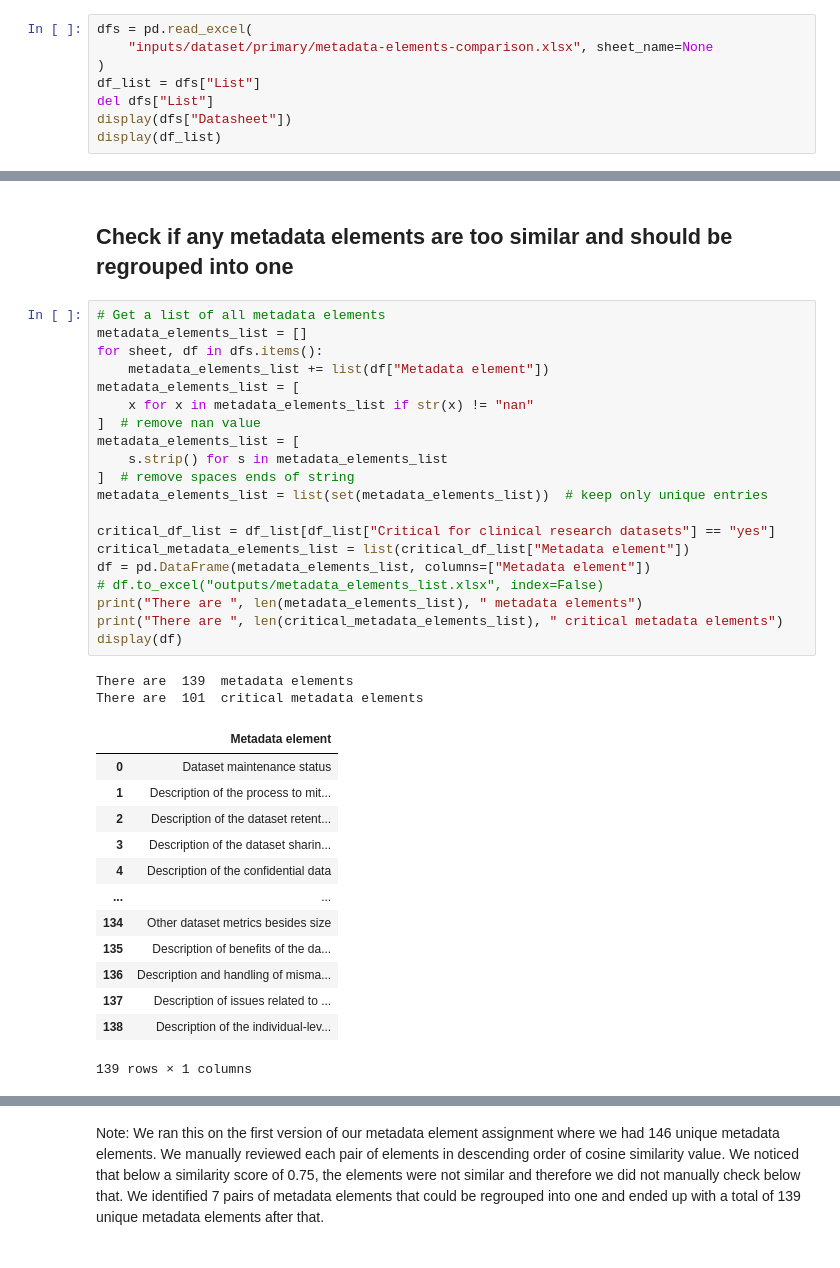
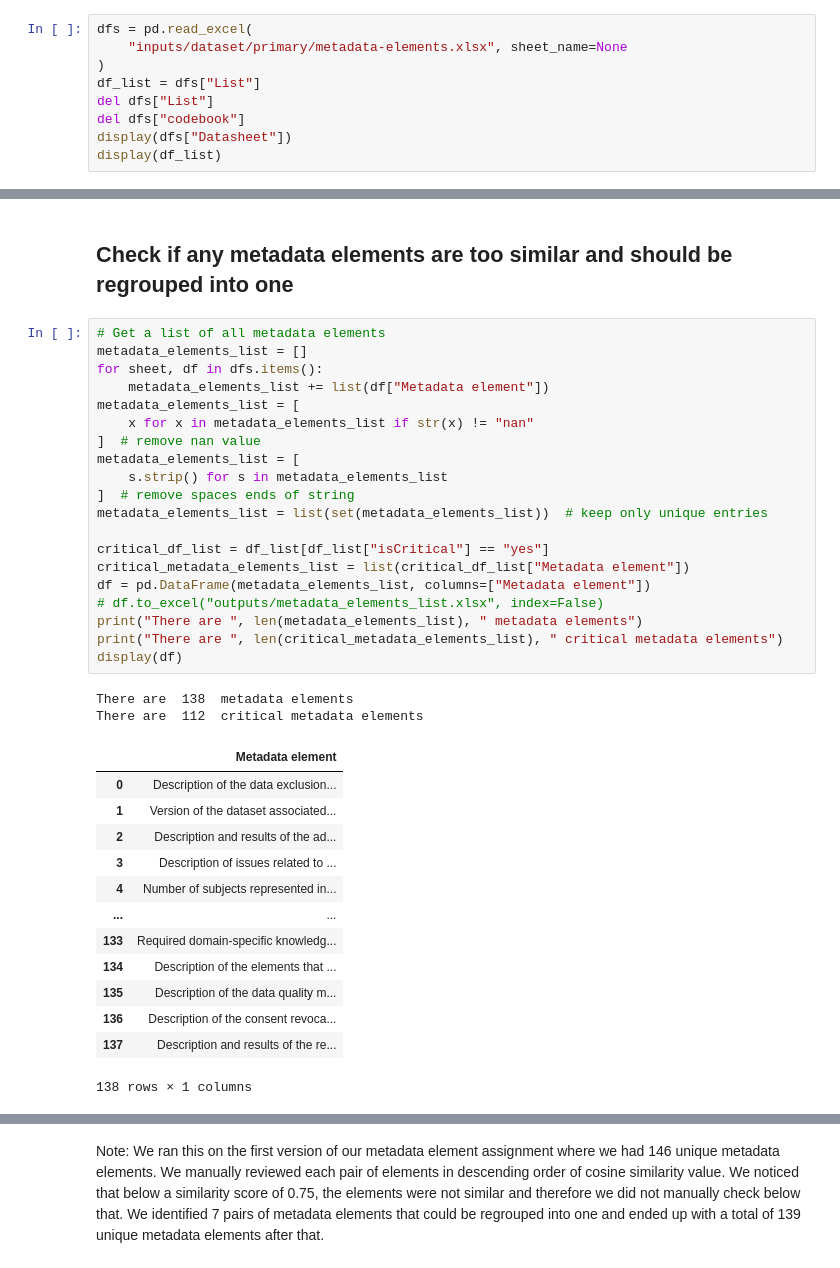
Before and after one commit to AI-READI/dataset-documentation-paper-code, a Jupyter notebook: comparison.ipynb, the cells around one changed output, grey strips where cells are left out. Drawn from its saved outputs; the diff is of its cells as text.

```diff
--- a/comparison.ipynb
+++ b/comparison.ipynb
@@ -49,10 +49,11 @@ patterns = ["/", "\\", "-", "+", "x", "o", "O", ".", "*", "|"]
 ## Load data
 # %%
 dfs = pd.read_excel(
-    "inputs/dataset/primary/metadata-elements-comparison.xlsx", sheet_name=None
+    "inputs/dataset/primary/metadata-elements.xlsx", sheet_name=None
 )
 df_list = dfs["List"]
 del dfs["List"]
+del dfs["codebook"]
 display(dfs["Datasheet"])
 display(df_list)
 # %% [output]
@@ -87,39 +88,39 @@ display(df_list)
 # %%
 # Get a list of all metadata elements
 metadata_elements_list = []
 for sheet, df in dfs.items():
     metadata_elements_list += list(df["Metadata element"])
 metadata_elements_list = [
     x for x in metadata_elements_list if str(x) != "nan"
 ]  # remove nan value
 metadata_elements_list = [
     s.strip() for s in metadata_elements_list
 ]  # remove spaces ends of string
 metadata_elements_list = list(set(metadata_elements_list))  # keep only unique entries
 
-critical_df_list = df_list[df_list["Critical for clinical research datasets"] == "yes"]
+critical_df_list = df_list[df_list["isCritical"] == "yes"]
 critical_metadata_elements_list = list(critical_df_list["Metadata element"])
 df = pd.DataFrame(metadata_elements_list, columns=["Metadata element"])
 # df.to_excel("outputs/metadata_elements_list.xlsx", index=False)
 print("There are ", len(metadata_elements_list), " metadata elements")
 print("There are ", len(critical_metadata_elements_list), " critical metadata elements")
 display(df)
 # %% [output]
-There are  139  metadata elements
-There are  101  critical metadata elements
+There are  138  metadata elements
+There are  112  critical metadata elements
 |  | Metadata element |
-| 0 | Dataset maintenance status |
-| 1 | Description of the process to mit... |
-| 2 | Description of the dataset retent... |
-| 3 | Description of the dataset sharin... |
-| 4 | Description of the confidential data |
+| 0 | Description of the data exclusion... |
+| 1 | Version of the dataset associated... |
+| 2 | Description and results of the ad... |
+| 3 | Description of issues related to ... |
+| 4 | Number of subjects represented in... |
 | ... | ... |
-| 134 | Other dataset metrics besides size |
-| 135 | Description of benefits of the da... |
-| 136 | Description and handling of misma... |
-| 137 | Description of issues related to ... |
-| 138 | Description of the individual-lev... |
+| 133 | Required domain-specific knowledg... |
+| 134 | Description of the elements that ... |
+| 135 | Description of the data quality m... |
+| 136 | Description of the consent revoca... |
+| 137 | Description and results of the re... |
-139 rows × 1 columns
+138 rows × 1 columns
 # %%
 # Encode metadata elements
 model = SentenceTransformer("all-MiniLM-L6-v2")
```
Also changed, not shown: parts of 8 cells of this notebook, 12 other files.
